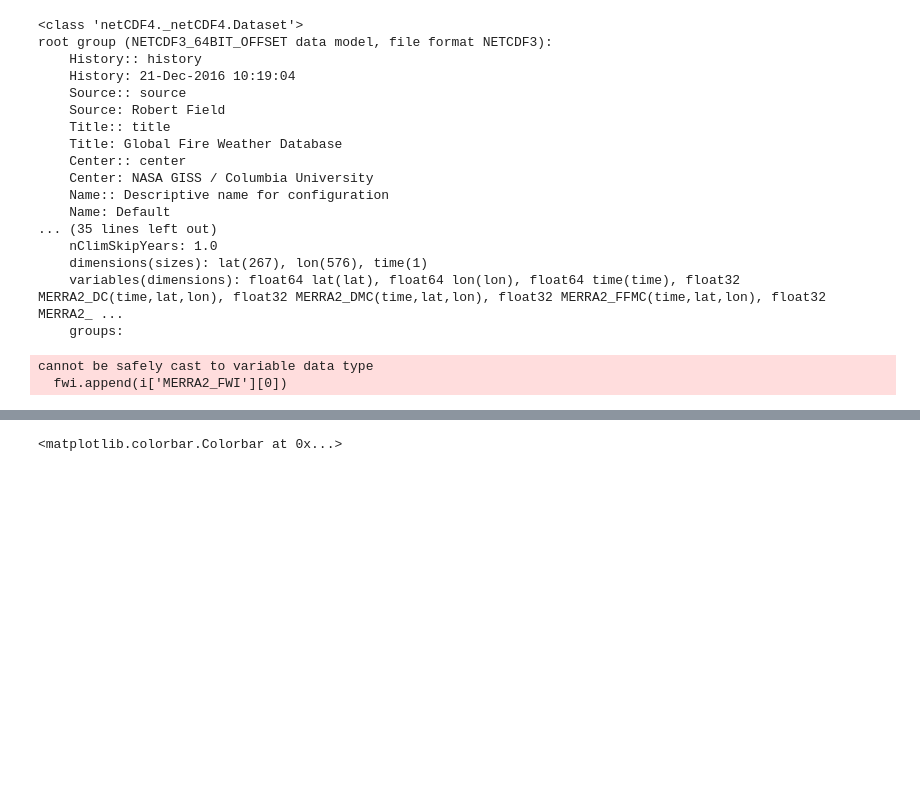
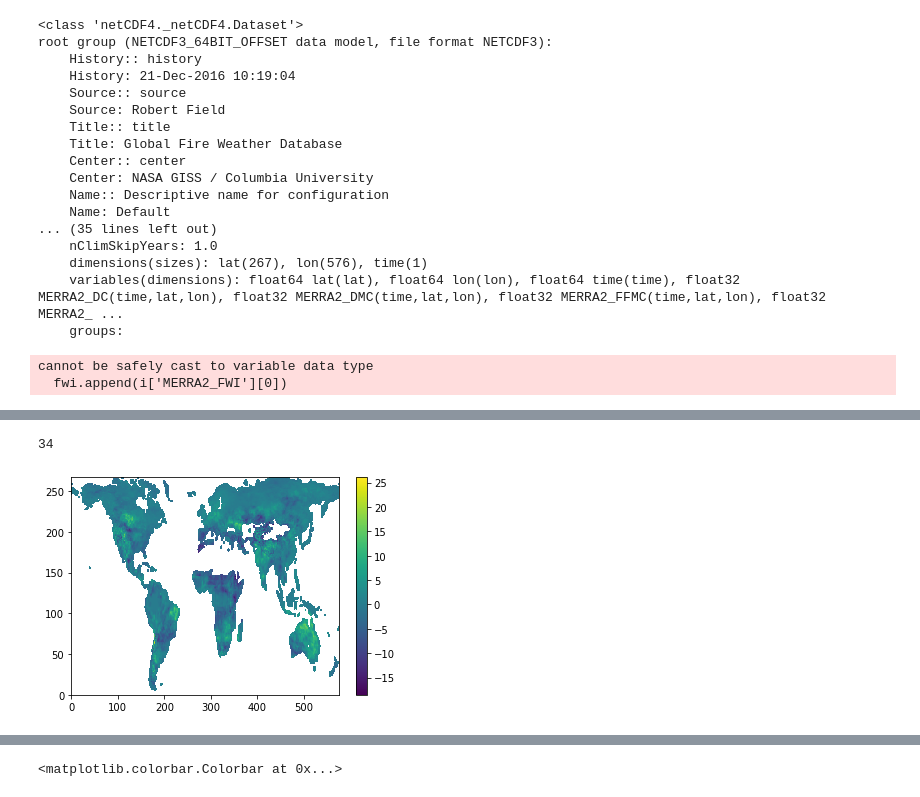
Before and after one commit to patrick-naylor/Global-FWI-ONI-Relationship, a Jupyter notebook: Get_Data.ipynb, the cells around one changed output, grey strips where cells are left out. Saved outputs shown, nothing was run; the diff lists cells and outputs as text; code cells hidden in the pictures; blank space fills up the shorter version.

```diff
--- a/Get_Data.ipynb
+++ b/Get_Data.ipynb
@@ -75,0 +183,15 @@ print(np.shape(fwi_array))
+# %%
+yearly_fwi_detrend = np.empty((267, 576, 34))
+for i in range(34):
+    yearly_fwi_detrend[:,:,i] = yearly_array[:,:,i] - i*t_trend_slope[:,:]
+plt.pcolormesh(yearly_fwi_detrend[:,:,-1] - yearly_fwi_detrend[:,:,0])
+plt.colorbar()
+print(len(amazon_detrend))
+amazon_detrend_delay = [0.0, 0.0]
+amazon_detrend = amazon_detrend - np.nanmean(amazon_detrend)
+for i in range(32):
+    amazon_detrend_delay.append(amazon_detrend[i])
+amazon_detrend_delay = np.array(amazon_detrend_delay)
+# %% [output]
+34
+[figure, added]
```
Also changed, not shown: parts of 13 cells of this notebook.
